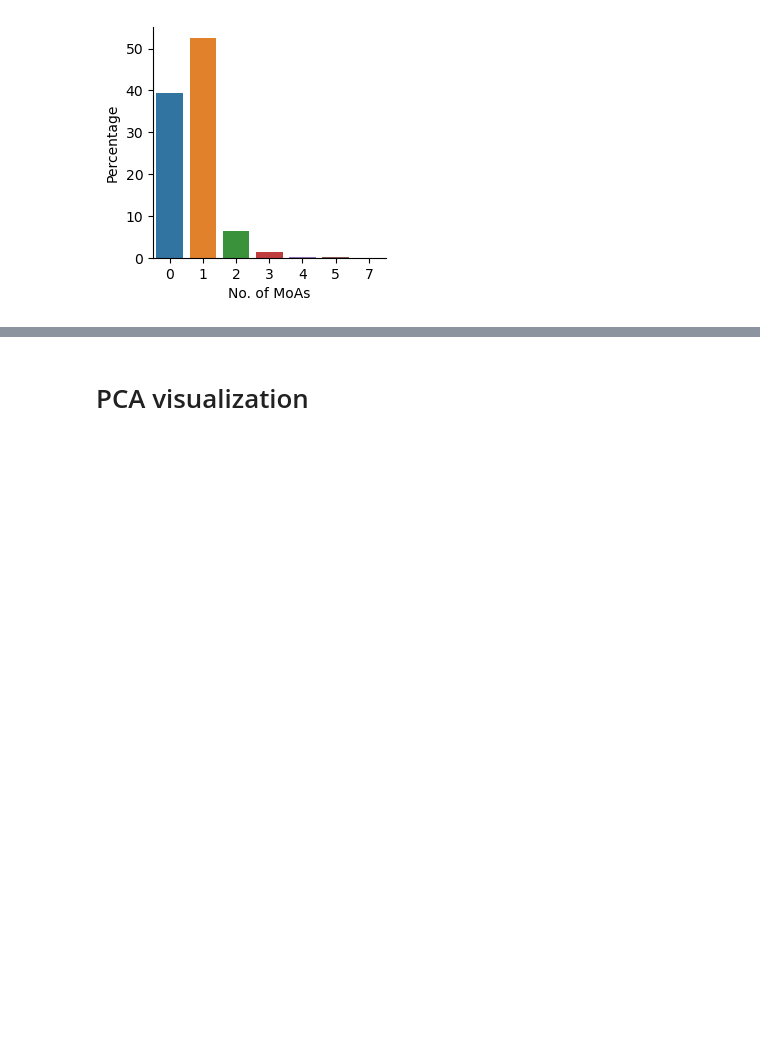
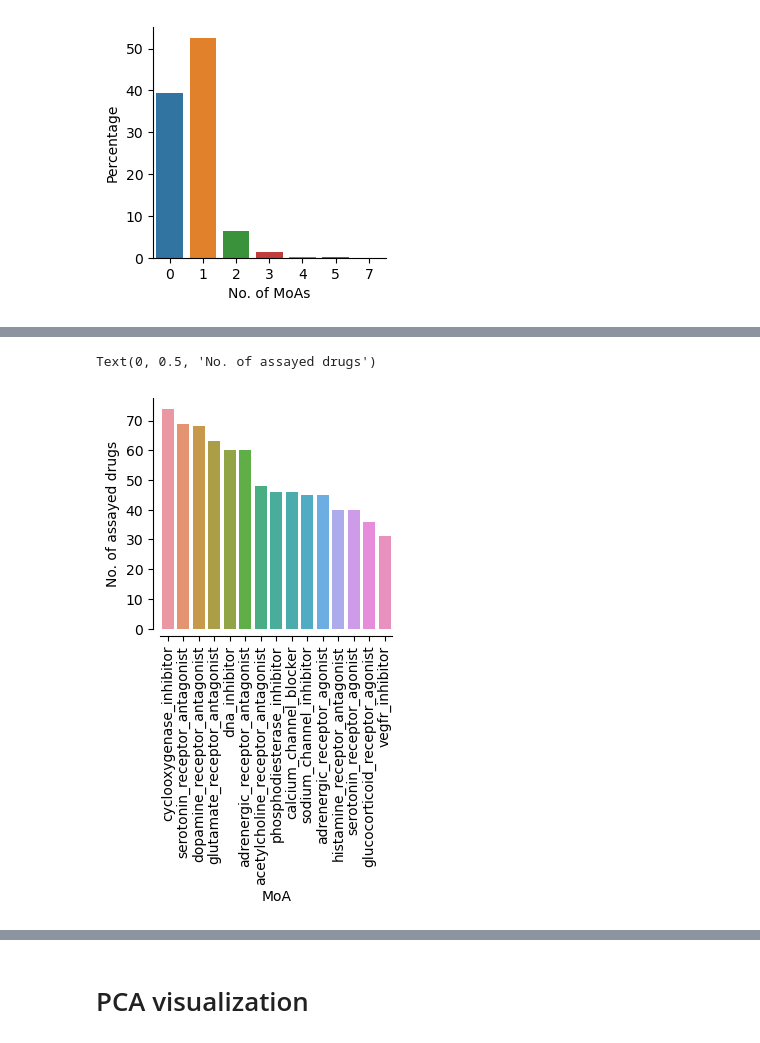
Before and after one commit to cdedonno/lish-moa, a Jupyter notebook: DataExploration.ipynb, the cells around one changed output, grey strips where cells are left out. Saved outputs shown, nothing was run; the diff lists cells and outputs as text; code cells hidden in the pictures; blank space fills up the shorter version.

```diff
--- a/DataExploration.ipynb
+++ b/DataExploration.ipynb
@@ -185,0 +205,16 @@ Most drugs have 1 MoA, some have multiple, a few of them even up to 7. There is
+# %%
+fig, ax = plt.subplots(1, 1, figsize=(3, 3))
+d = (
+    train_targets_scored
+    .loc[train_drug.drop_duplicates().index]
+    .sum(axis=0)
+    .sort_values(ascending=False)[:15]
+)
+sns.barplot(x=d.index, y=d.values, ax=ax)
+sns.despine(offset=5)
+ax.set_xticklabels(ax.get_xticklabels(), rotation=90)
+ax.set_xlabel('MoA')
+ax.set_ylabel('No. of assayed drugs')
+# %% [output]
+Text(0, 0.5, 'No. of assayed drugs')
+[figure, added]
```
Also changed, not shown: parts of 10 cells of this notebook.
